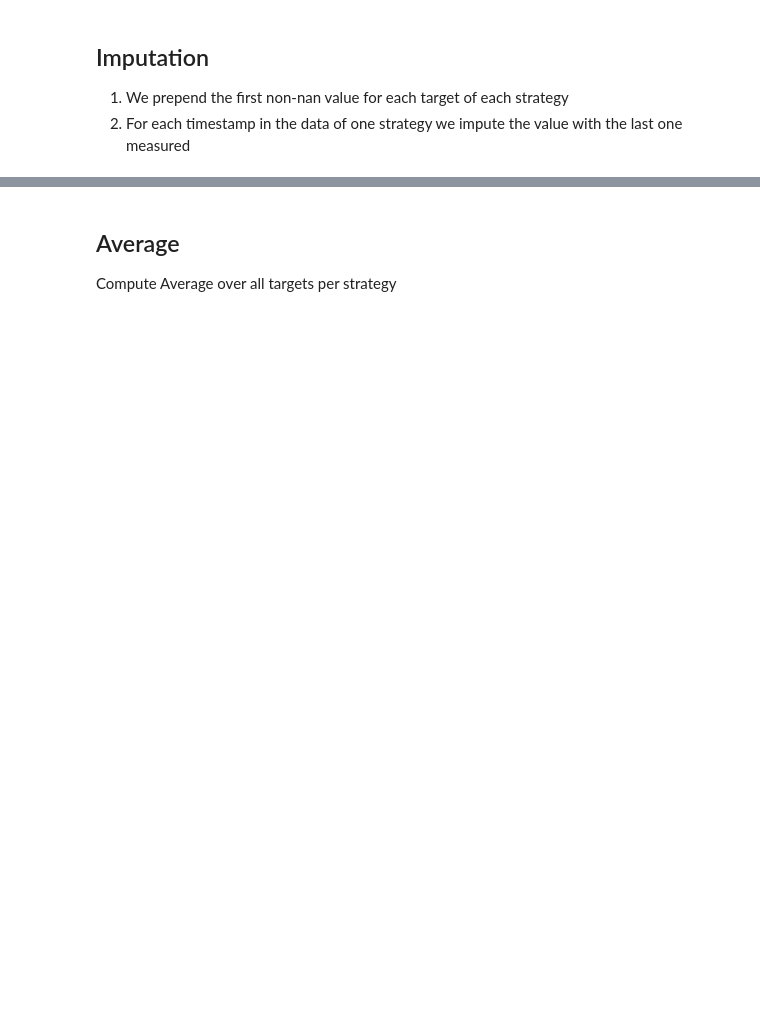
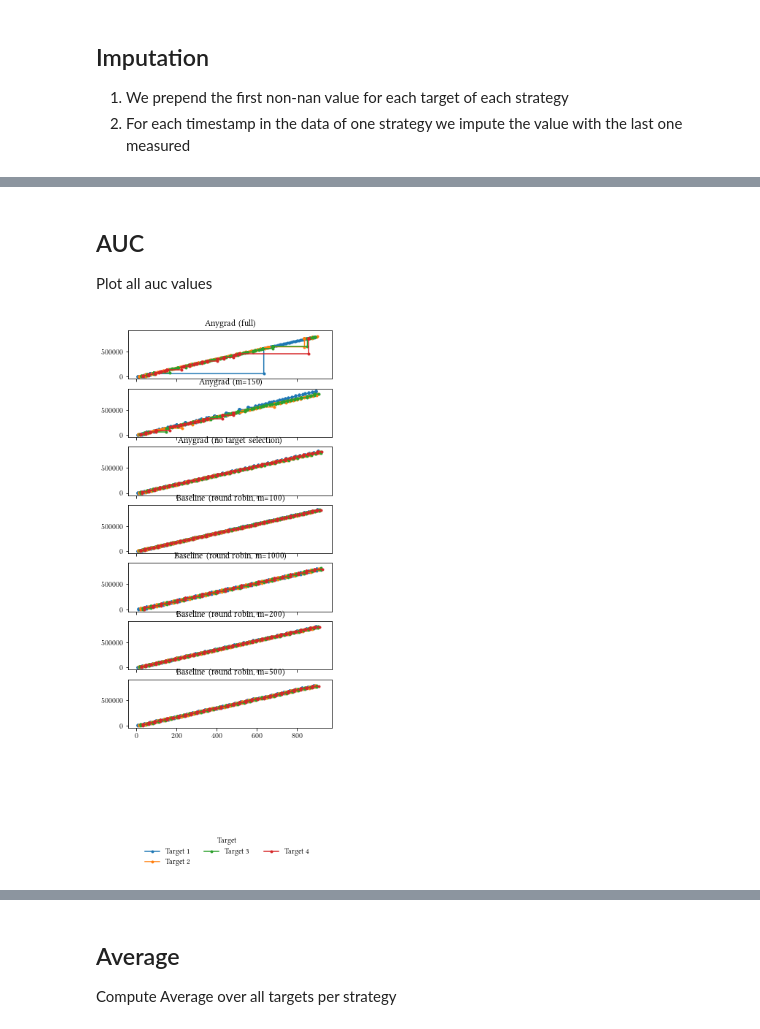
Before and after one commit to heymarco/anygrad, a Jupyter notebook: plotting/evaluate_autoencoder.ipynb, the cells around one changed output, grey strips where cells are left out. Drawn from its saved outputs; the diff is of its cells as text; code cells hidden in the pictures; blank space fills up the shorter version.

Commit message:
Fixed bug in strategy recording

```diff
--- a/plotting/evaluate_autoencoder.ipynb
+++ b/plotting/evaluate_autoencoder.ipynb
@@ -127,0 +66,15 @@ data.sort_values(by="total_time")
+# %%
+def prepend_first_rows(df: pd.DataFrame) -> pd.DataFrame:
+    for strategy in np.unique(df["strategy"]):
+        for target in np.unique(df["target"]):
+            filter_arr = np.logical_and(df["target"] == target, df["strategy"] == strategy)
+            first_row = copy.deepcopy(df[filter_arr]).iloc[[0]]
+            first_row["total_time"] = 0.0
+            first_row["total_iterations"] = 0.0
+            first_row["M"] = 0
+            first_row = pd.DataFrame(first_row, columns=df.columns)
+            df = pd.concat([first_row, df], ignore_index=True)
+    return df
+
+data = prepend_first_rows(data)
+data.sort_values(by="total_time", inplace=True)
@@ -128,3 +133,27 @@ data.sort_values(by="total_time")
+# %% [markdown]
+## AUC
+
+Plot all auc values
+# %%
+fig, axes = plt.subplots(nrows=num_strategies, sharex="all", sharey="all", figsize=(5,10))
+for i, strategy in enumerate(strategies):
+    strategy_data = data[data["strategy"] == strategy]
+    ax = axes[i]
+    ax.set_title(strategy)
+    for t, target in enumerate(targets):
+        x = auc_arr[i, t, 0]
+        y = auc_arr[i, t, 1]
+        target_data = strategy_data[strategy_data["target"] == target]
+        ax.plot(x, y, label=target, marker=".")
+handles, labels = axes.flatten()[0].get_legend_handles_labels()
+for ax in axes.flatten():
+    if ax.get_legend():
+        ax.get_legend().remove()
+lgd = plt.figlegend(handles, labels, loc='lower center', bbox_to_anchor=(0., -0.15, 1, 1),
+                  frameon=False, ncol=3, title="Target")
+plt.show()
+# %% [output]
+[figure, added]
 # %%
 fig, axes = plt.subplots(nrows=num_strategies, sharex="all", figsize=(5,10))
 for i, strategy in enumerate(strategies):
```
Also changed, not shown: parts of 17 cells of this notebook, 1 other file.
